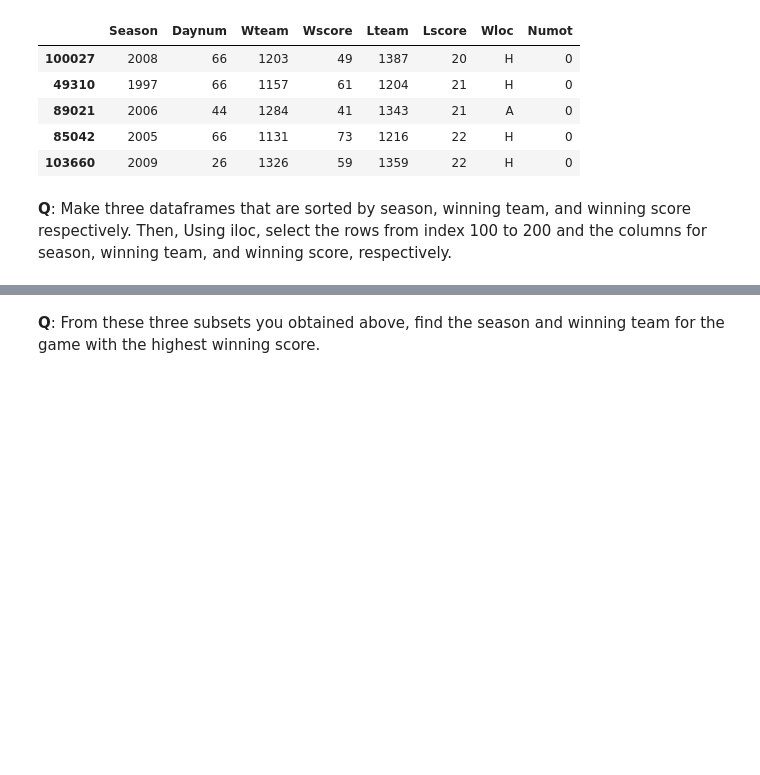
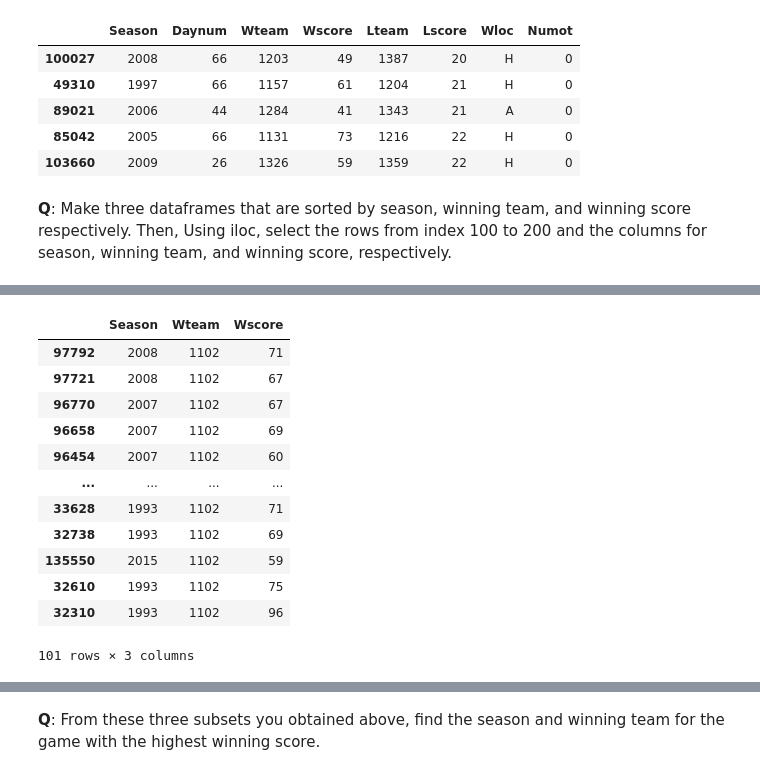
Before and after one commit to katrine8801/Gruppe-2, a Jupyter notebook: Individual work/pd_s224454.ipynb, the cells around one changed output, grey strips where cells are left out. Saved outputs shown, nothing was run; the diff lists cells and outputs as text; code cells hidden in the pictures; blank space fills up the shorter version.

```diff
--- a/Individual work/pd_s224454.ipynb
+++ b/Individual work/pd_s224454.ipynb
@@ -235,0 +271,22 @@ df.sort_values('Lscore').head()
+# %%
+# Write your code here
+# Make dataframe sorted after season
+df_sort_Wteam = df.sort_values('Wteam')
+
+# Choosing rows from the index 100 to 200 and the columns
+selectrows_Wteam = df_sort_Wteam.iloc[100:201][['Season', 'Wteam', 'Wscore']]
+selectrows_Wteam
+# %% [output]
+|  | Season | Wteam | Wscore |
+| 97792 | 2008 | 1102 | 71 |
+| 97721 | 2008 | 1102 | 67 |
+| 96770 | 2007 | 1102 | 67 |
+| 96658 | 2007 | 1102 | 69 |
+| 96454 | 2007 | 1102 | 60 |
+| ... | ... | ... | ... |
+| 33628 | 1993 | 1102 | 71 |
+| 32738 | 1993 | 1102 | 69 |
+| 135550 | 2015 | 1102 | 59 |
+| 32610 | 1993 | 1102 | 75 |
+| 32310 | 1993 | 1102 | 96 |
+101 rows × 3 columns
```
Also changed, not shown: parts of 13 cells of this notebook.
